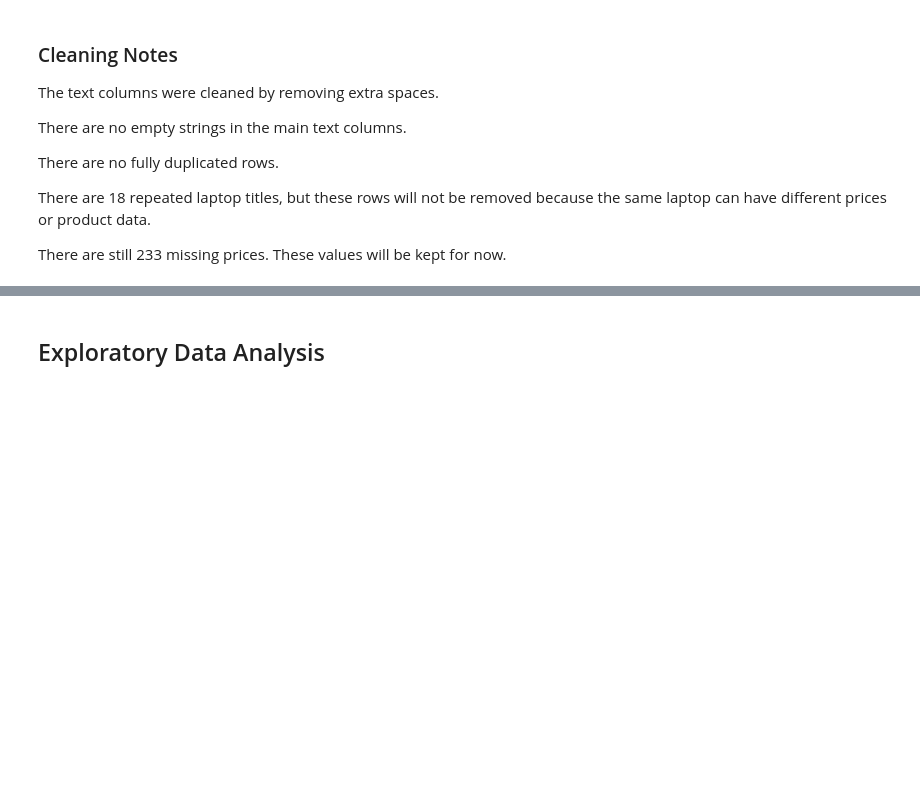
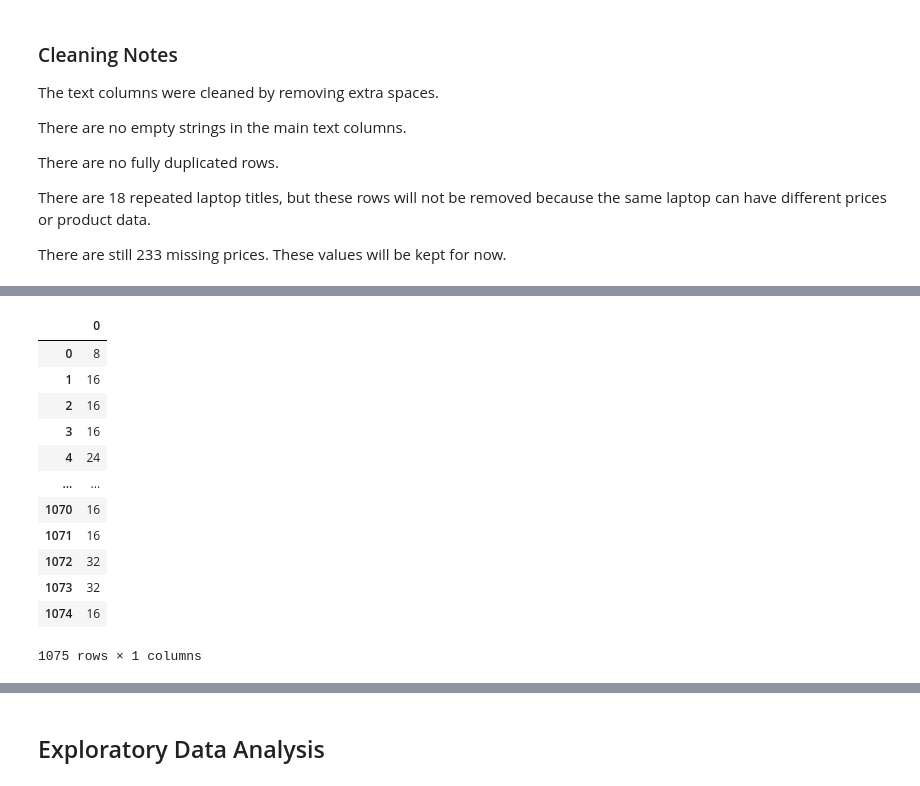
Before and after one commit to rishchuk/laptop-analysis, a Jupyter notebook: laptop_analysis.ipynb, the cells around one changed output, grey strips where cells are left out. Saved outputs shown, nothing was run; the diff lists cells and outputs as text; code cells hidden in the pictures; blank space fills up the shorter version.

```diff
--- a/laptop_analysis.ipynb
+++ b/laptop_analysis.ipynb
@@ -432,0 +459,16 @@ There are still 233 missing prices. These values will be kept for now.
+# %%
+df["ram"].str.extract(r"(\d+)")
+# %% [output]
+|  | 0 |
+| 0 | 8 |
+| 1 | 16 |
+| 2 | 16 |
+| 3 | 16 |
+| 4 | 24 |
+| ... | ... |
+| 1070 | 16 |
+| 1071 | 16 |
+| 1072 | 32 |
+| 1073 | 32 |
+| 1074 | 16 |
+1075 rows × 1 columns
```
Also changed, not shown: parts of 11 cells of this notebook.
